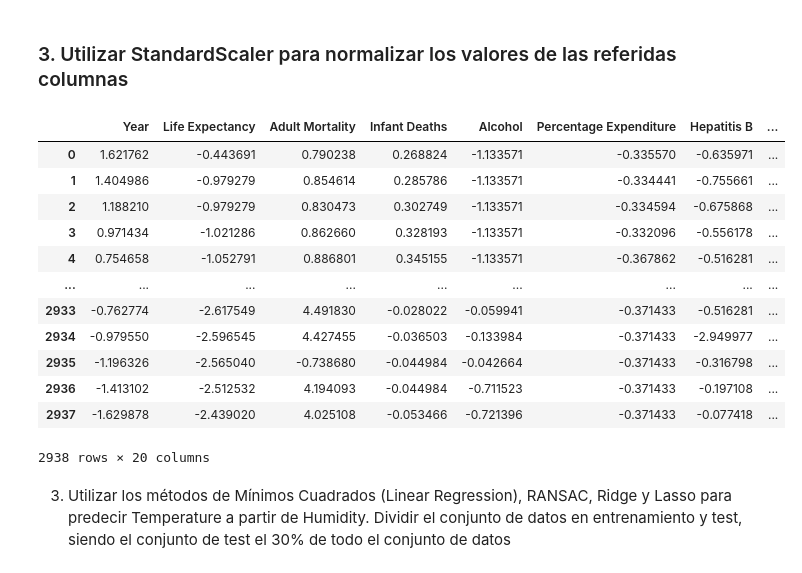
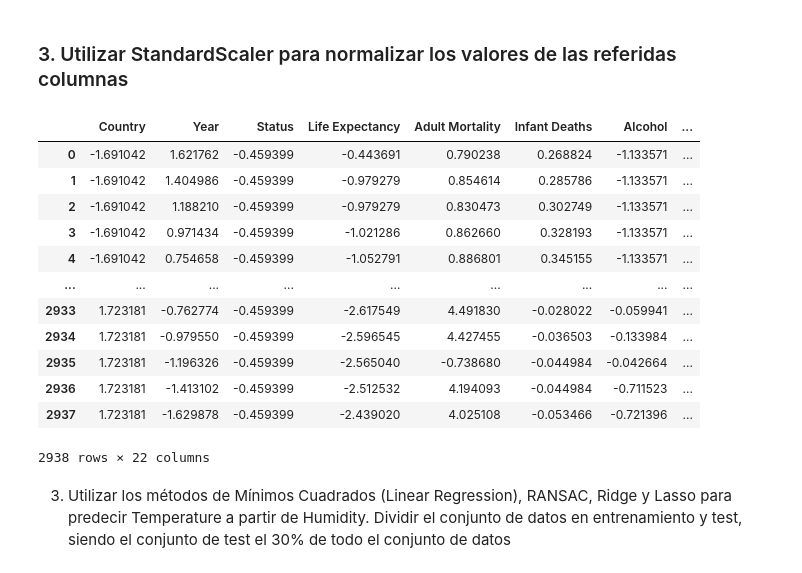
Before and after one commit to Jack-Christopher/Life-Expectancy, a Jupyter notebook: Practica_Calificada.ipynb, the cells around one changed output. Cells and saved outputs as stored; diff of their text form; code cells hidden in the pictures.

```diff
--- a/Practica_Calificada.ipynb
+++ b/Practica_Calificada.ipynb
@@ -100,3 +99,7 @@ Warning: Total number of columns (22) exceeds max_columns (20) limiting to first
 # %% [markdown]
 #### Convertir la variable categórica "Status" en numérica
 Convertir a "Developed" con 1: developed y 0: developing
+# %%
+data['Status'] = data['Status'].map({'Developed': 1, 'Developing': 0})
+data.rename(columns = {'Status':'Developed'}, inplace = True)
+data
@@ -105,31 +122,31 @@ Convertir a "Developed" con 1: developed y 0: developing
 # %%
 from sklearn.preprocessing import StandardScaler
 scaler = StandardScaler()
 
 # transform data
-scaled = scaler.fit_transform(temp)
+scaled = scaler.fit_transform(data)
 # scaled
-# temp = pd.DataFrame(scaled,columns = ['Country', 'Year', 'Status', 'Life Expectancy', 'Adult Mortality', 'Infant Deaths', 'Alcohol', 'Percentage Expenditure', 'Hepatitis B',
-      #  'Measles ', ' BMI ', 'Under-Five Deaths ', 'Polio', 'Total Expenditure', 'Diphtheria ', ' HIV/AIDS', 'GDP', 'Population',
-      #  'Thinness 1-19 years', 'Thinness 5-9 years', 'Income composition of resources', 'Schooling'])
-temp = pd.DataFrame(scaled,columns = ['Year', 'Life Expectancy', 'Adult Mortality', 'Infant Deaths', 'Alcohol', 'Percentage Expenditure', 'Hepatitis B',
+scaled_data = pd.DataFrame(scaled,columns = ['Country', 'Year', 'Status', 'Life Expectancy', 'Adult Mortality', 'Infant Deaths', 'Alcohol', 'Percentage Expenditure', 'Hepatitis B',
        'Measles ', ' BMI ', 'Under-Five Deaths ', 'Polio', 'Total Expenditure', 'Diphtheria ', ' HIV/AIDS', 'GDP', 'Population',
        'Thinness 1-19 years', 'Thinness 5-9 years', 'Income composition of resources', 'Schooling'])
-temp
+# temp = pd.DataFrame(scaled,columns = ['Year', 'Life Expectancy', 'Adult Mortality', 'Infant Deaths', 'Alcohol', 'Percentage Expenditure', 'Hepatitis B',
+#        'Measles ', ' BMI ', 'Under-Five Deaths ', 'Polio', 'Total Expenditure', 'Diphtheria ', ' HIV/AIDS', 'GDP', 'Population',
+#        'Thinness 1-19 years', 'Thinness 5-9 years', 'Income composition of resources', 'Schooling'])
+scaled_data
 # %% [output]
-|  | Year | Life Expectancy | Adult Mortality | Infant Deaths | Alcohol | Percentage Expenditure | Hepatitis B | ... |
-| 0 | 1.621762 | -0.443691 | 0.790238 | 0.268824 | -1.133571 | -0.335570 | -0.635971 | ... |
-| 1 | 1.404986 | -0.979279 | 0.854614 | 0.285786 | -1.133571 | -0.334441 | -0.755661 | ... |
-| 2 | 1.188210 | -0.979279 | 0.830473 | 0.302749 | -1.133571 | -0.334594 | -0.675868 | ... |
-| 3 | 0.971434 | -1.021286 | 0.862660 | 0.328193 | -1.133571 | -0.332096 | -0.556178 | ... |
-| 4 | 0.754658 | -1.052791 | 0.886801 | 0.345155 | -1.133571 | -0.367862 | -0.516281 | ... |
+|  | Country | Year | Status | Life Expectancy | Adult Mortality | Infant Deaths | Alcohol | ... |
+| 0 | -1.691042 | 1.621762 | -0.459399 | -0.443691 | 0.790238 | 0.268824 | -1.133571 | ... |
+| 1 | -1.691042 | 1.404986 | -0.459399 | -0.979279 | 0.854614 | 0.285786 | -1.133571 | ... |
+| 2 | -1.691042 | 1.188210 | -0.459399 | -0.979279 | 0.830473 | 0.302749 | -1.133571 | ... |
+| 3 | -1.691042 | 0.971434 | -0.459399 | -1.021286 | 0.862660 | 0.328193 | -1.133571 | ... |
+| 4 | -1.691042 | 0.754658 | -0.459399 | -1.052791 | 0.886801 | 0.345155 | -1.133571 | ... |
 | ... | ... | ... | ... | ... | ... | ... | ... | ... |
-| 2933 | -0.762774 | -2.617549 | 4.491830 | -0.028022 | -0.059941 | -0.371433 | -0.516281 | ... |
-| 2934 | -0.979550 | -2.596545 | 4.427455 | -0.036503 | -0.133984 | -0.371433 | -2.949977 | ... |
-| 2935 | -1.196326 | -2.565040 | -0.738680 | -0.044984 | -0.042664 | -0.371433 | -0.316798 | ... |
-| 2936 | -1.413102 | -2.512532 | 4.194093 | -0.044984 | -0.711523 | -0.371433 | -0.197108 | ... |
-| 2937 | -1.629878 | -2.439020 | 4.025108 | -0.053466 | -0.721396 | -0.371433 | -0.077418 | ... |
+| 2933 | 1.723181 | -0.762774 | -0.459399 | -2.617549 | 4.491830 | -0.028022 | -0.059941 | ... |
+| 2934 | 1.723181 | -0.979550 | -0.459399 | -2.596545 | 4.427455 | -0.036503 | -0.133984 | ... |
+| 2935 | 1.723181 | -1.196326 | -0.459399 | -2.565040 | -0.738680 | -0.044984 | -0.042664 | ... |
+| 2936 | 1.723181 | -1.413102 | -0.459399 | -2.512532 | 4.194093 | -0.044984 | -0.711523 | ... |
+| 2937 | 1.723181 | -1.629878 | -0.459399 | -2.439020 | 4.025108 | -0.053466 | -0.721396 | ... |
-2938 rows × 20 columns
+2938 rows × 22 columns
 # %% [markdown]
 3. Utilizar los métodos de Mínimos Cuadrados (Linear Regression), RANSAC, Ridge y Lasso para predecir Temperature a partir de Humidity. Dividir el conjunto de datos en entrenamiento y test, siendo el conjunto de test el 30% de todo el conjunto de datos
 # %%
```
Also changed, not shown: parts of 2 cells of this notebook.
